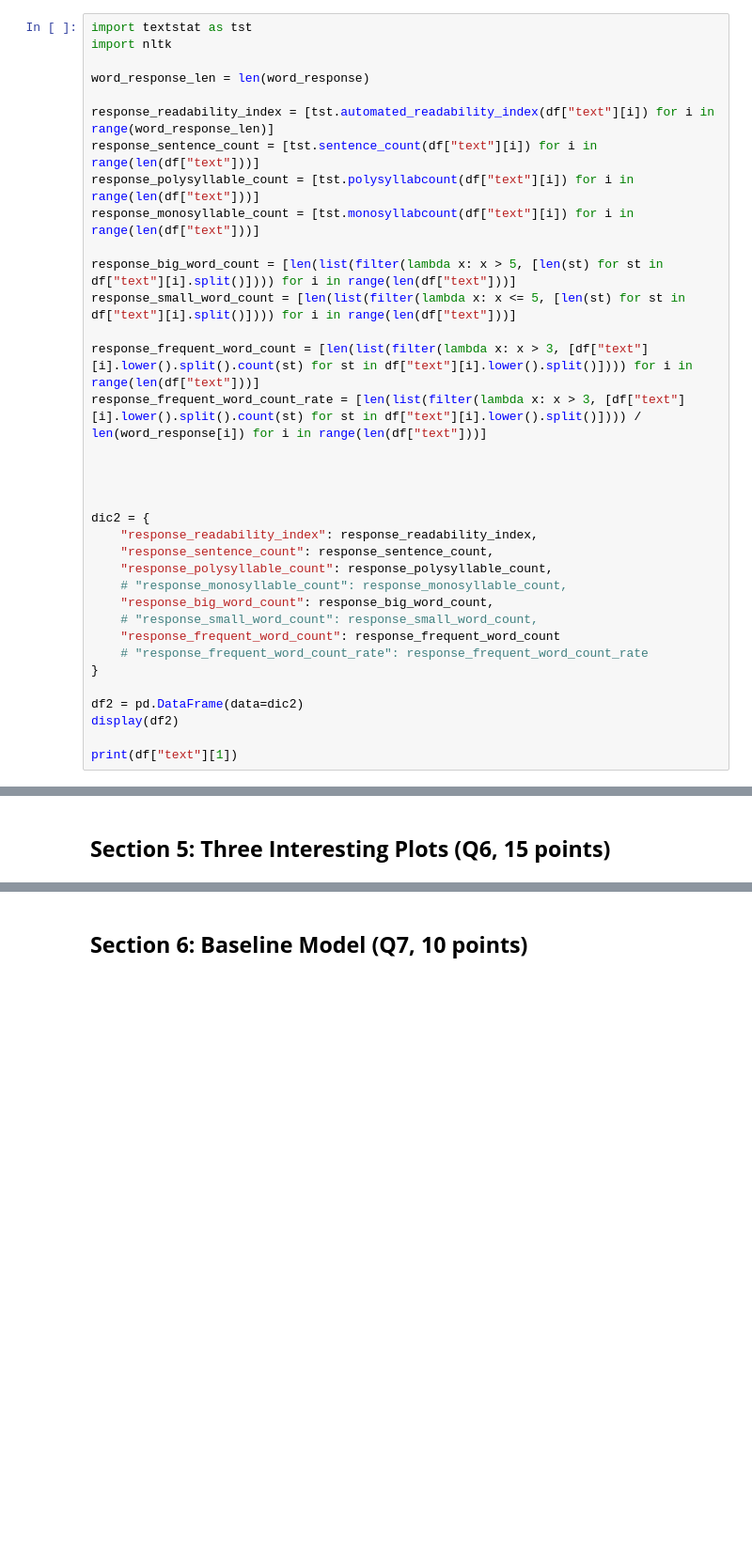
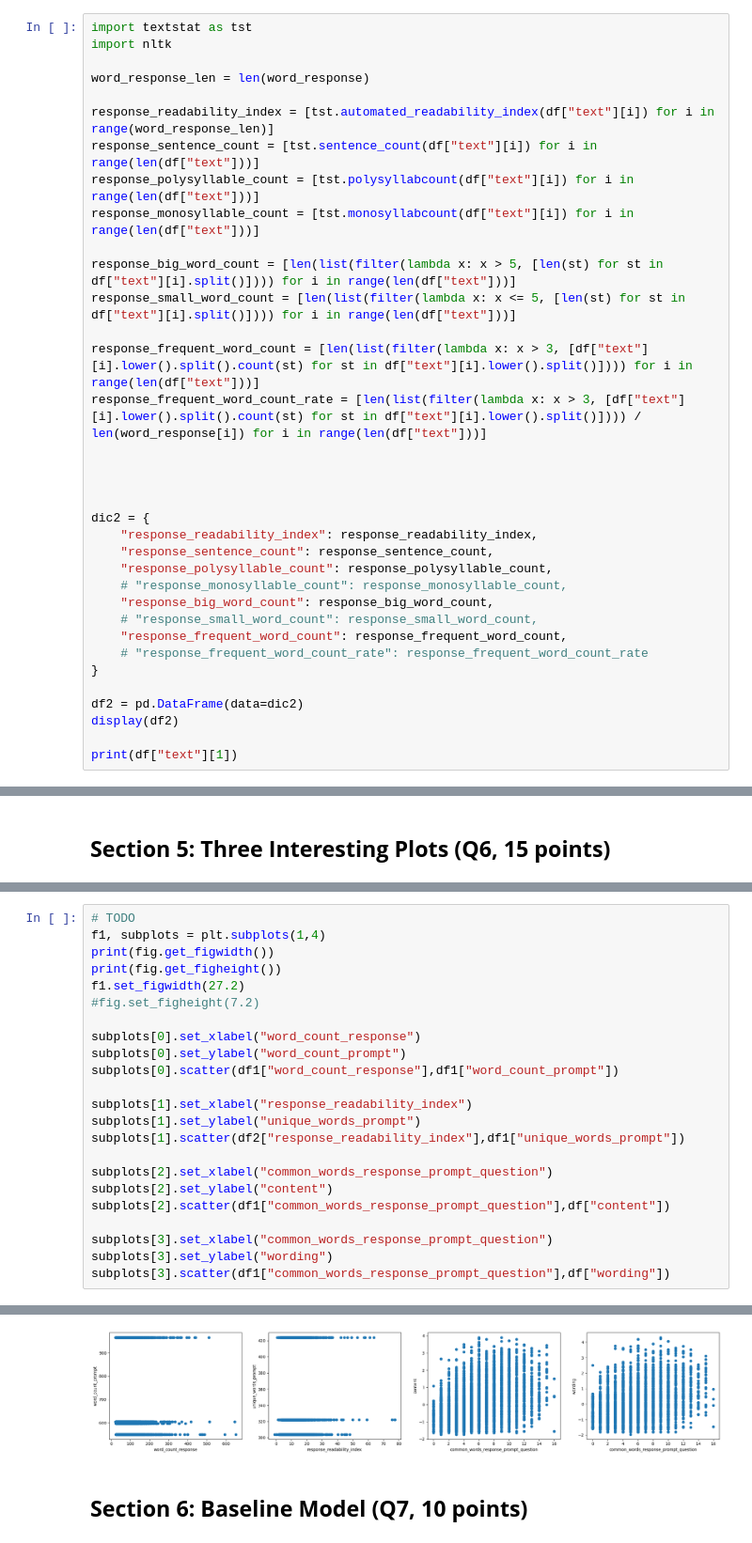
Before and after one commit to theDeveloperShoon/CS_ML_FinalProject, a Jupyter notebook: final_project_template.ipynb, the cells around one changed output, grey strips where cells are left out. Shown at 94% size. Saved outputs shown, nothing was run; the diff lists cells and outputs as text; blank space fills up the shorter version.

```diff
--- a/final_project_template.ipynb
+++ b/final_project_template.ipynb
@@ -229,7 +301,7 @@ dic2 = {
     # "response_monosyllable_count": response_monosyllable_count,
     "response_big_word_count": response_big_word_count,
     # "response_small_word_count": response_small_word_count,
-    "response_frequent_word_count": response_frequent_word_count
+    "response_frequent_word_count": response_frequent_word_count,
     # "response_frequent_word_count_rate": response_frequent_word_count_rate
 }
 
@@ -493,0 +558,24 @@ pass
+# %%
+# TODO
+f1, subplots = plt.subplots(1,4)
+print(fig.get_figwidth())
+print(fig.get_figheight())
+f1.set_figwidth(27.2)
+#fig.set_figheight(7.2)
+
+subplots[0].set_xlabel("word_count_response")
+subplots[0].set_ylabel("word_count_prompt")
+subplots[0].scatter(df1["word_count_response"],df1["word_count_prompt"])
+
+subplots[1].set_xlabel("response_readability_index")
+subplots[1].set_ylabel("unique_words_prompt")
+subplots[1].scatter(df2["response_readability_index"],df1["unique_words_prompt"])
+
+subplots[2].set_xlabel("common_words_response_prompt_question")
+subplots[2].set_ylabel("content")
+subplots[2].scatter(df1["common_words_response_prompt_question"],df["content"])
+
+subplots[3].set_xlabel("common_words_response_prompt_question")
+subplots[3].set_ylabel("wording")
+subplots[3].scatter(df1["common_words_response_prompt_question"],df["wording"])
+# %% [output]
@@ -494,3 +585,4 @@ pass
+[figure, added]
 # %% [markdown]
 ## **Section 6: Baseline Model (Q7, 10 points)**
 # %%
```
Also changed, not shown: parts of 25 cells of this notebook.
